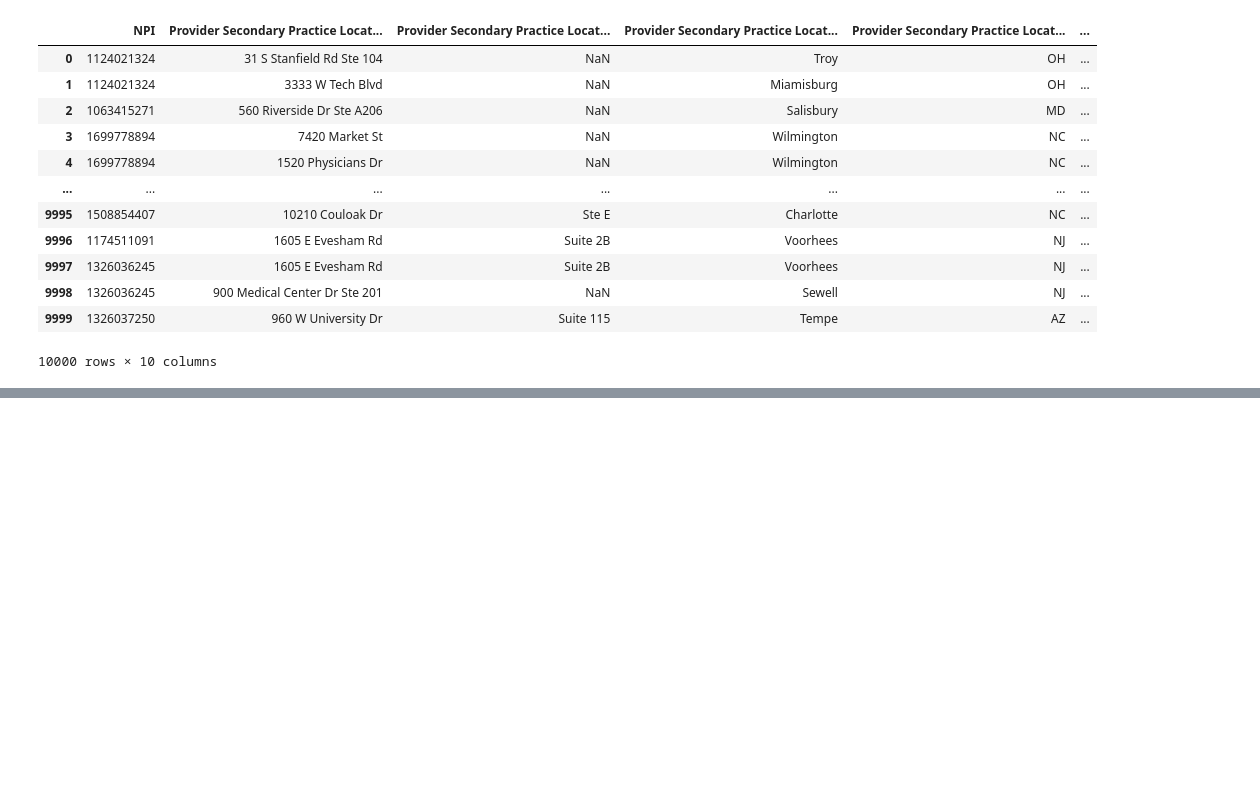
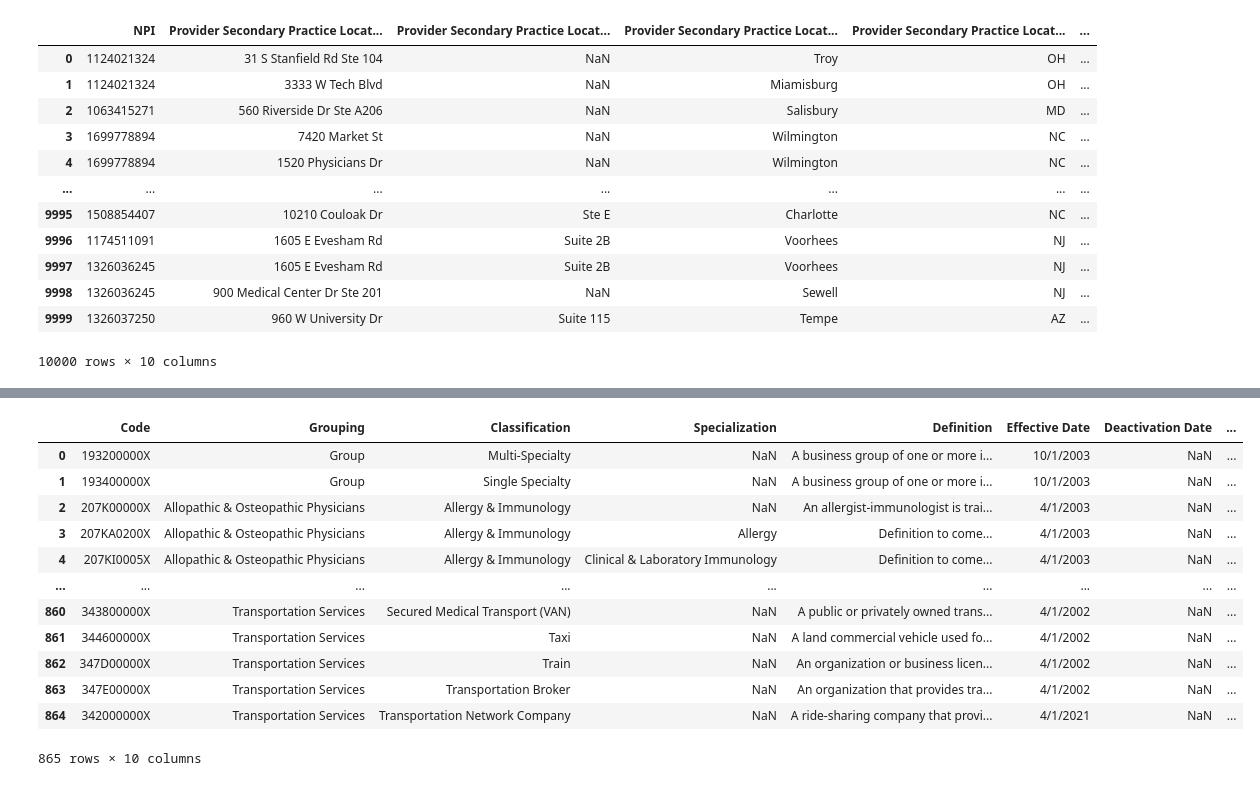
Before and after one commit to nss-data-science-cohort-4/hcbb_hop_team-saso, a Jupyter notebook: Data Import Steps.ipynb, the cells around one changed output, grey strips where cells are left out. Cells and saved outputs as stored; diff of their text form; code cells hidden in the pictures; blank space fills up the shorter version.

```diff
--- a/Data Import Steps.ipynb
+++ b/Data Import Steps.ipynb
@@ -95,0 +132,18 @@ pl
+# %%
+taxonomy = pd.read_csv('data/nucc_taxonomy_210.csv')
+# %%
+taxonomy
+# %% [output]
+|  | Code | Grouping | Classification | Specialization | Definition | Effective Date | Deactivation Date | ... |
+| 0 | 193200000X | Group | Multi-Specialty | NaN | A business group of one or more i... | 10/1/2003 | NaN | ... |
+| 1 | 193400000X | Group | Single Specialty | NaN | A business group of one or more i... | 10/1/2003 | NaN | ... |
+| 2 | 207K00000X | Allopathic & Osteopathic Physicians | Allergy & Immunology | NaN | An allergist-immunologist is trai... | 4/1/2003 | NaN | ... |
+| 3 | 207KA0200X | Allopathic & Osteopathic Physicians | Allergy & Immunology | Allergy | Definition to come... | 4/1/2003 | NaN | ... |
+| 4 | 207KI0005X | Allopathic & Osteopathic Physicians | Allergy & Immunology | Clinical & Laboratory Immunology | Definition to come... | 4/1/2003 | NaN | ... |
+| ... | ... | ... | ... | ... | ... | ... | ... | ... |
+| 860 | 343800000X | Transportation Services | Secured Medical Transport (VAN) | NaN | A public or privately owned trans... | 4/1/2002 | NaN | ... |
+| 861 | 344600000X | Transportation Services | Taxi | NaN | A land commercial vehicle used fo... | 4/1/2002 | NaN | ... |
+| 862 | 347D00000X | Transportation Services | Train | NaN | An organization or business licen... | 4/1/2002 | NaN | ... |
+| 863 | 347E00000X | Transportation Services | Transportation Broker | NaN | An organization that provides tra... | 4/1/2002 | NaN | ... |
+| 864 | 342000000X | Transportation Services | Transportation Network Company | NaN | A ride-sharing company that provi... | 4/1/2021 | NaN | ... |
+865 rows × 10 columns
```
Also changed, not shown: parts of 8 cells of this notebook.
